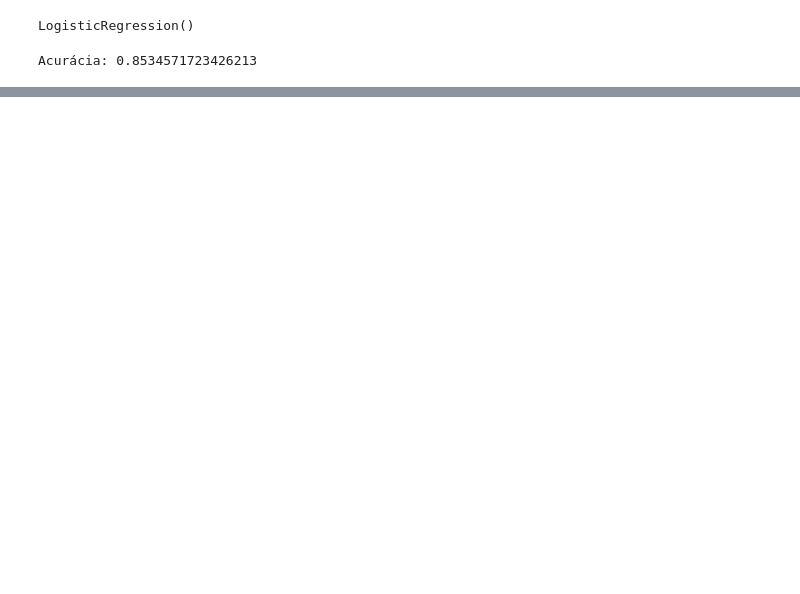
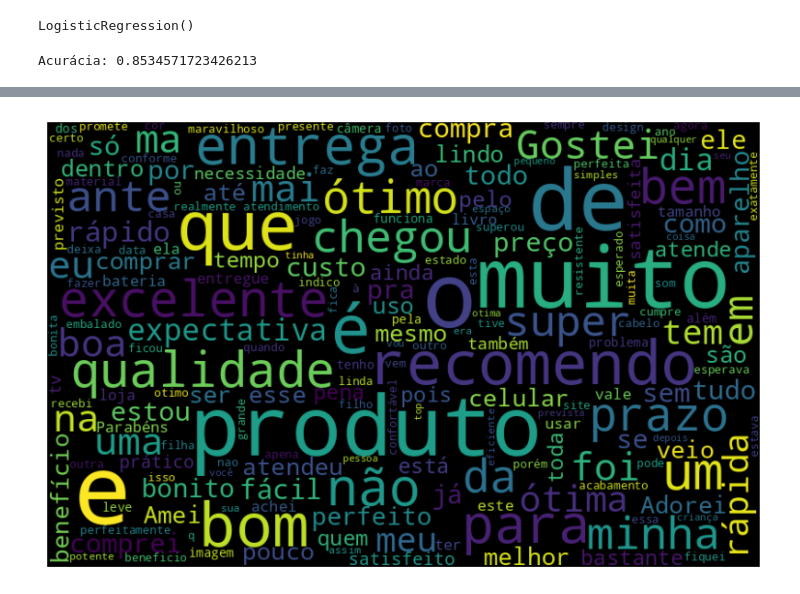
Before and after one commit to vinelouzada/nlp, a Jupyter notebook: NLP_Estudos.ipynb, the cells around one changed output, grey strips where cells are left out. Cells and saved outputs as stored; diff of their text form; code cells hidden in the pictures; blank space fills up the shorter version.

```diff
--- a/NLP_Estudos.ipynb
+++ b/NLP_Estudos.ipynb
@@ -106,0 +166,4 @@ Acurácia: 0.8534571723426213
+# %%
+nuvem_por_sentimento(df, 'positivo')
+# %% [output]
+[figure, added]
```
Also changed, not shown: parts of 18 cells of this notebook.
